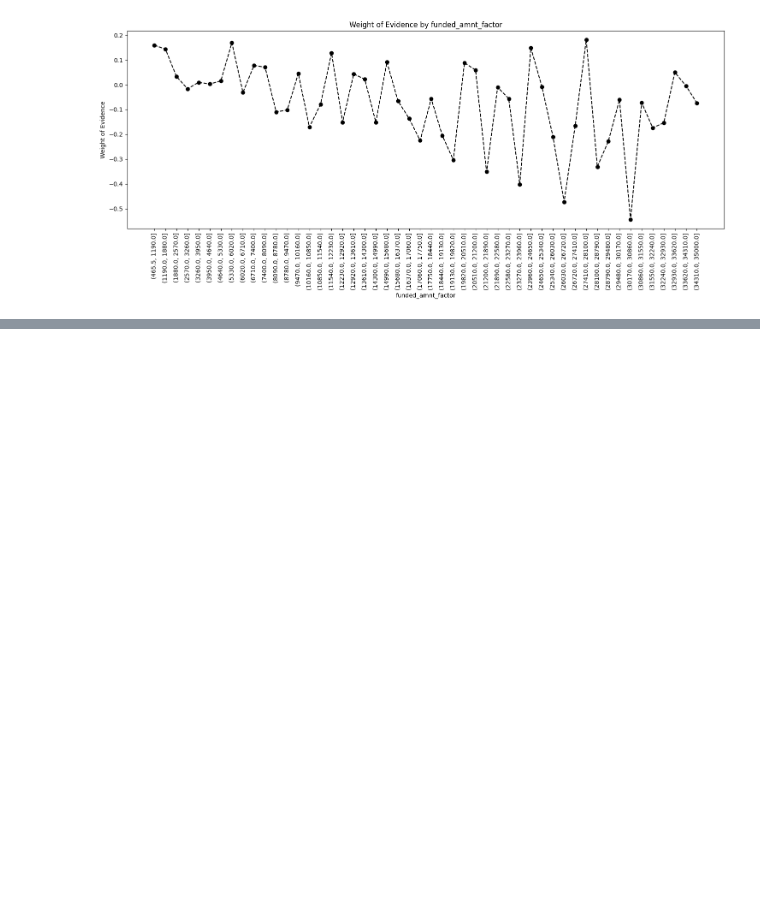
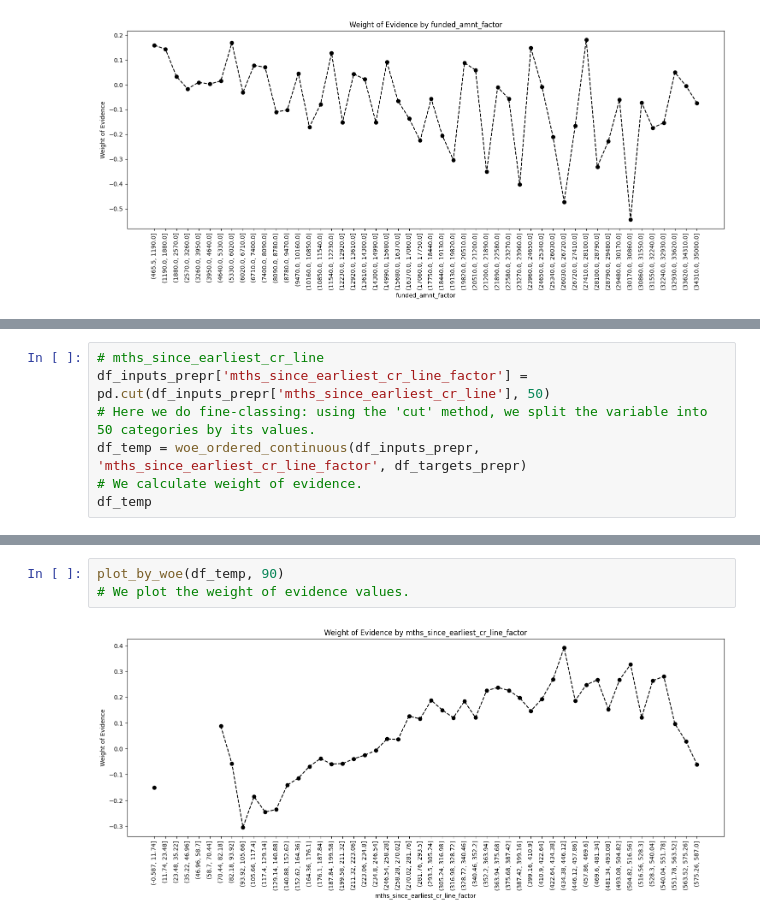
Before and after one commit to Lucas-Okamura/credit-risk-modelling, a Jupyter notebook: notebooks/credit_risk_modelling.ipynb, the cells around one changed output, grey strips where cells are left out. Saved outputs shown, nothing was run; the diff lists cells and outputs as text; blank space fills up the shorter version.

```diff
--- a/notebooks/credit_risk_modelling.ipynb
+++ b/notebooks/credit_risk_modelling.ipynb
@@ -940,0 +943,7 @@ plot_by_woe(df_temp, 90)
+# %%
+# mths_since_earliest_cr_line
+df_inputs_prepr['mths_since_earliest_cr_line_factor'] = pd.cut(df_inputs_prepr['mths_since_earliest_cr_line'], 50)
+# Here we do fine-classing: using the 'cut' method, we split the variable into 50 categories by its values.
+df_temp = woe_ordered_continuous(df_inputs_prepr, 'mths_since_earliest_cr_line_factor', df_targets_prepr)
+# We calculate weight of evidence.
+df_temp
@@ -940,0 +968,5 @@ plot_by_woe(df_temp, 90)
+# %%
+plot_by_woe(df_temp, 90)
+# We plot the weight of evidence values.
+# %% [output]
+[figure, added]
```
Also changed, not shown: parts of 37 cells of this notebook, 1 other file.
